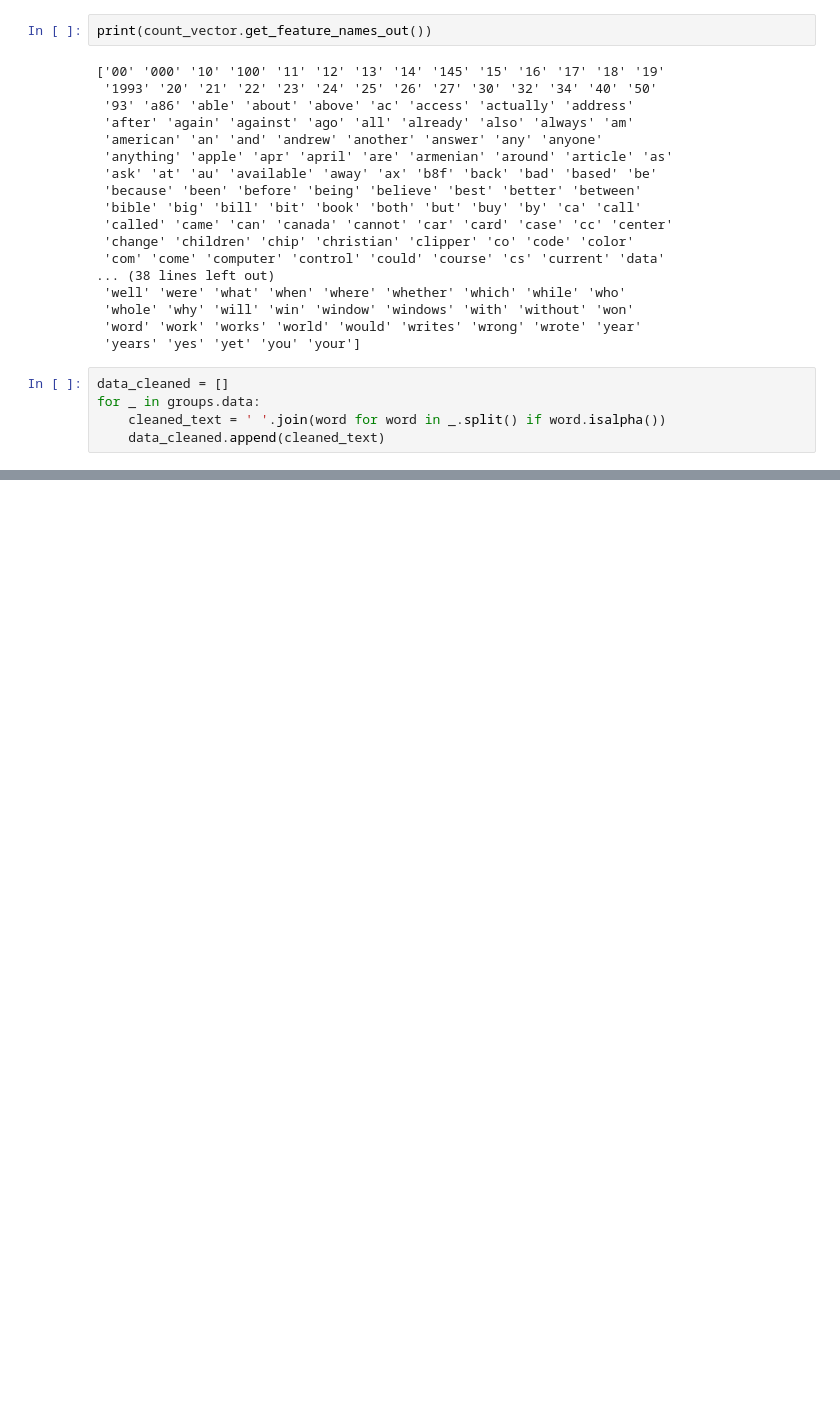
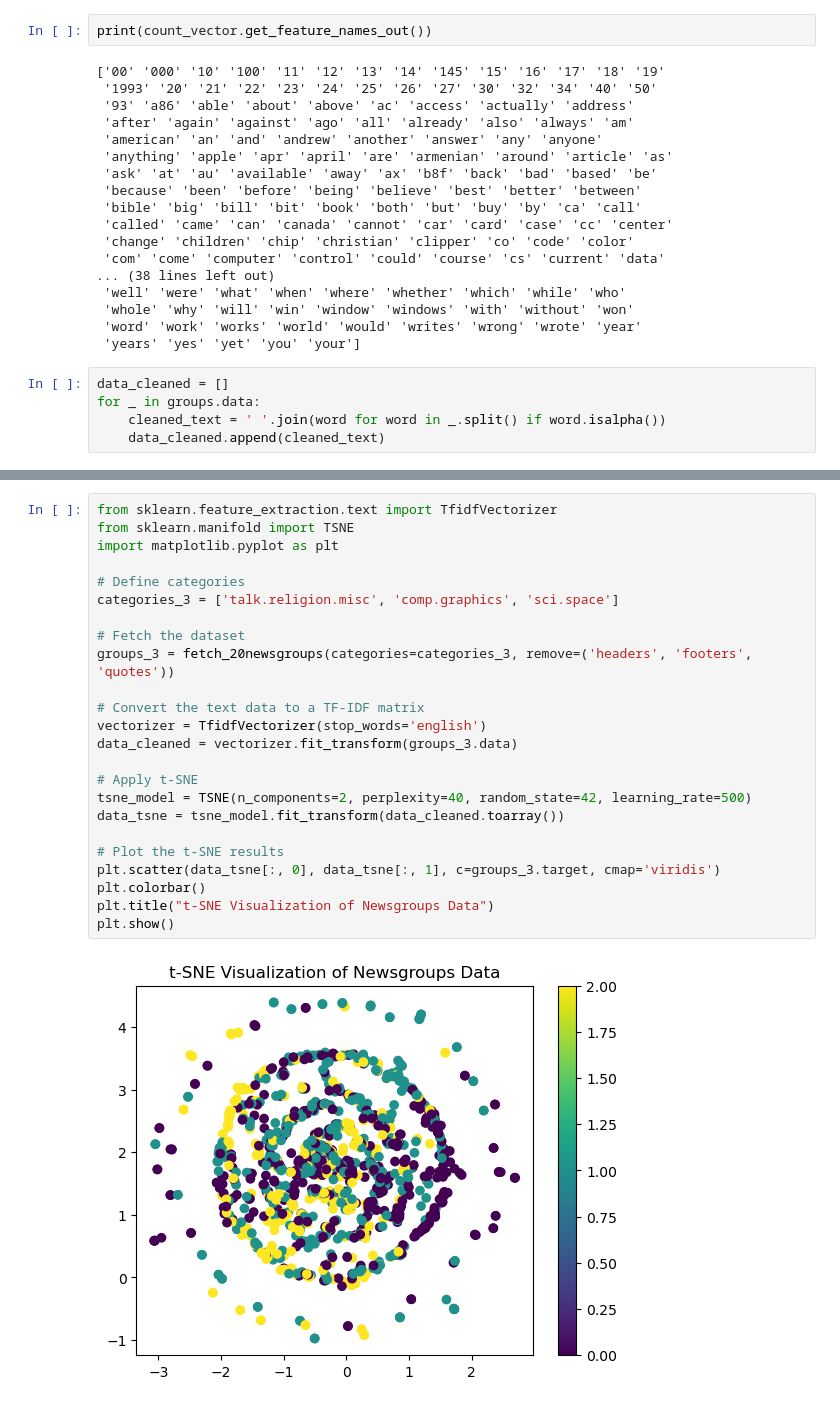
Before and after one commit to Borgia1459/understanding_NLP1, a Jupyter notebook: src/NLP.ipynb, the cells around one changed output, grey strips where cells are left out. Drawn from its saved outputs; the diff is of its cells as text; blank space fills up the shorter version.

Commit message:
done with the text analysis data

```diff
--- a/src/NLP.ipynb
+++ b/src/NLP.ipynb
@@ -221,0 +245,26 @@ for _ in groups.data:
+# %%
+from sklearn.feature_extraction.text import TfidfVectorizer
+from sklearn.manifold import TSNE
+import matplotlib.pyplot as plt
+
+# Define categories
+categories_3 = ['talk.religion.misc', 'comp.graphics', 'sci.space']
+
+# Fetch the dataset
+groups_3 = fetch_20newsgroups(categories=categories_3, remove=('headers', 'footers', 'quotes'))
+
+# Convert the text data to a TF-IDF matrix
+vectorizer = TfidfVectorizer(stop_words='english')
+data_cleaned = vectorizer.fit_transform(groups_3.data)
+
+# Apply t-SNE
+tsne_model = TSNE(n_components=2, perplexity=40, random_state=42, learning_rate=500)
+data_tsne = tsne_model.fit_transform(data_cleaned.toarray())
+
+# Plot the t-SNE results
+plt.scatter(data_tsne[:, 0], data_tsne[:, 1], c=groups_3.target, cmap='viridis')
+plt.colorbar()
+plt.title("t-SNE Visualization of Newsgroups Data")
+plt.show()
+# %% [output]
+[figure, added]
```
Also changed, not shown: parts of 6 cells of this notebook.
